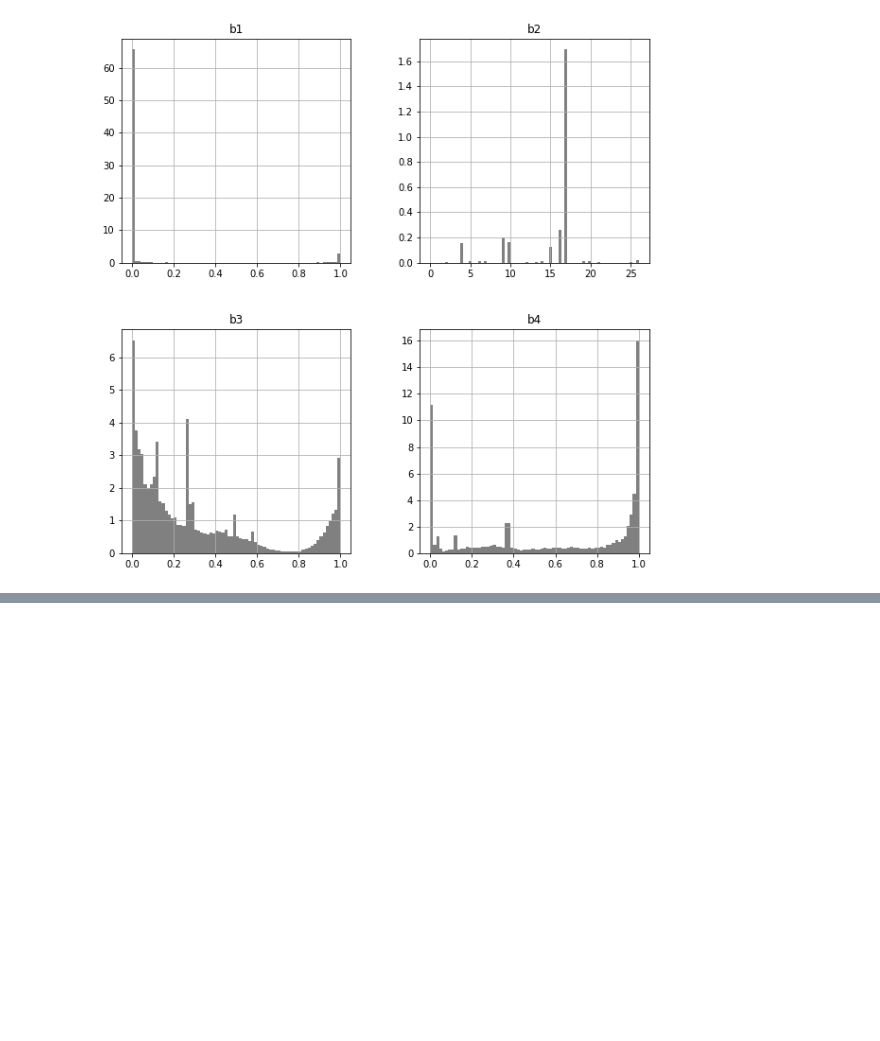
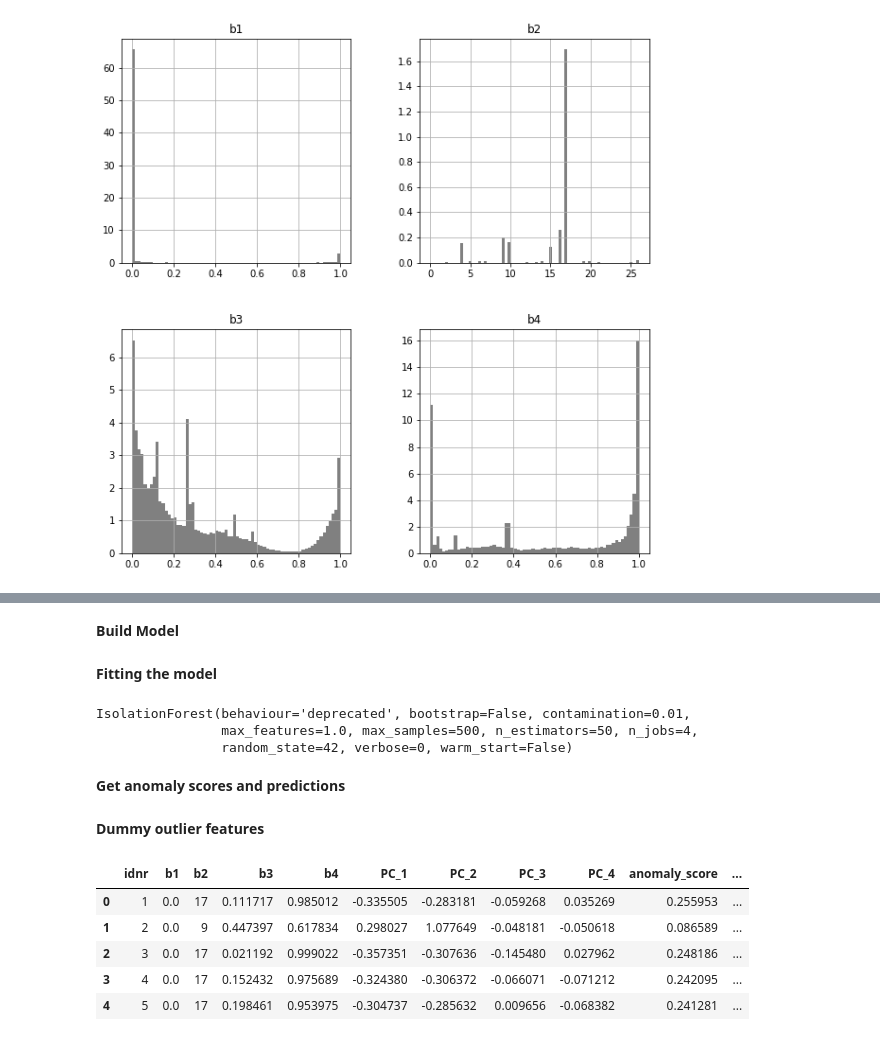
Before and after one commit to neemiasbsilva/case-study-data-science, a Jupyter notebook: anomaly_detection/anomaly_detection_pipeline.ipynb, the cells around one changed output, grey strips where cells are left out. Saved outputs shown, nothing was run; the diff lists cells and outputs as text; code cells hidden in the pictures; blank space fills up the shorter version.

Commit message:
Anomaly Detection for Unlabelled Data set: Training Pipeline (Isolation Forest)

```diff
--- a/anomaly_detection/anomaly_detection_pipeline.ipynb
+++ b/anomaly_detection/anomaly_detection_pipeline.ipynb
@@ -291,0 +271,6 @@ Kurtosis: [16.7244556   1.67609696  0.07454901 -1.51975071]
+# %%
+n_estimators = 50 # N of Isolation trees trained
+max_samples = 500 # N of data points used to train each tree
+contamination = 0.01 # Fraction of anomalous data points
+n_jobs=4 # run in parallel
+random_state=42 #
@@ -291,0 +295,32 @@ Kurtosis: [16.7244556   1.67609696  0.07454901 -1.51975071]
+# %% [markdown]
+**Build Model**
+# %%
+isolation_forest_model = IsolationForest(n_estimators, max_samples, contamination,
+                                         n_jobs=n_jobs, random_state=random_state)
+# %% [markdown]
+**Fitting the model**
+# %%
+isolation_forest_model.fit(features)
+# %% [output]
+IsolationForest(behaviour='deprecated', bootstrap=False, contamination=0.01,
+                max_features=1.0, max_samples=500, n_estimators=50, n_jobs=4,
+                random_state=42, verbose=0, warm_start=False)
+# %% [markdown]
+**Get anomaly scores and predictions**
+# %%
+anomaly_score = isolation_forest_model.decision_function(features)
+predictions = isolation_forest_model.predict(features)
+# %% [markdown]
+**Dummy outlier features**
+# %%
+dim_reduced_df["anomaly_score"] = anomaly_score
+dim_reduced_df["anomaly_labels"] = predictions
+dim_reduced_df["is_outlier"] = dim_reduced_df["anomaly_labels"].apply(lambda z: 1 if z == -1 else 0)
+dim_reduced_df.head()
+# %% [output]
+|  | idnr | b1 | b2 | b3 | b4 | PC_1 | PC_2 | PC_3 | PC_4 | anomaly_score | ... |
+| 0 | 1 | 0.0 | 17 | 0.111717 | 0.985012 | -0.335505 | -0.283181 | -0.059268 | 0.035269 | 0.255953 | ... |
+| 1 | 2 | 0.0 | 9 | 0.447397 | 0.617834 | 0.298027 | 1.077649 | -0.048181 | -0.050618 | 0.086589 | ... |
+| 2 | 3 | 0.0 | 17 | 0.021192 | 0.999022 | -0.357351 | -0.307636 | -0.145480 | 0.027962 | 0.248186 | ... |
+| 3 | 4 | 0.0 | 17 | 0.152432 | 0.975689 | -0.324380 | -0.306372 | -0.066071 | -0.071212 | 0.242095 | ... |
+| 4 | 5 | 0.0 | 17 | 0.198461 | 0.953975 | -0.304737 | -0.285632 | 0.009656 | -0.068382 | 0.241281 | ... |
```
Also changed, not shown: parts of 13 cells of this notebook.
